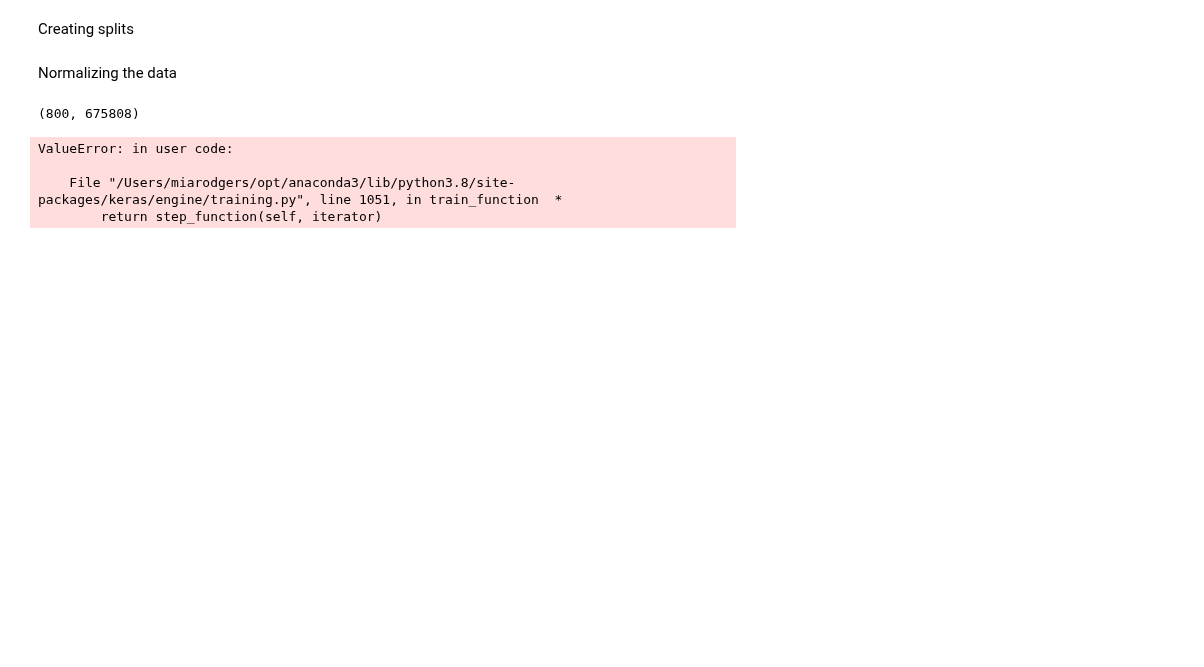
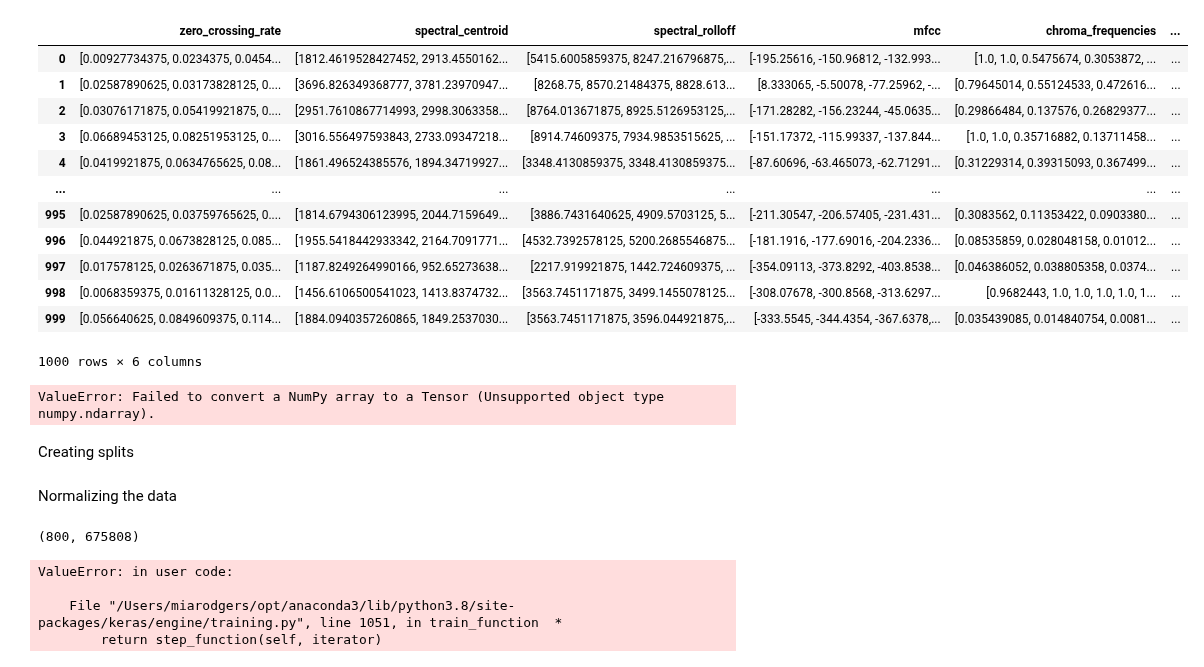
Before and after one commit to alarsen123/music-genre-classification, a Jupyter notebook: MLP4/time_series.ipynb, the cells around one changed output. Drawn from its saved outputs; the diff is of its cells as text; code cells hidden in the pictures; blank space fills up the shorter version.

```diff
--- a/MLP4/time_series.ipynb
+++ b/MLP4/time_series.ipynb
@@ -84,0 +135,18 @@ y = np.array(labels).reshape(1000, 1)
+# %%
+X = song_df[['zero_crossing_rate', 'spectral_centroid', 'spectral_rolloff', 'mfcc', 'chroma_frequencies', 'fourier_tempogram']]
+y = song_df['genre']
+X
+# %% [output]
+|  | zero_crossing_rate | spectral_centroid | spectral_rolloff | mfcc | chroma_frequencies | ... |
+| 0 | [0.00927734375, 0.0234375, 0.0454... | [1812.4619528427452, 2913.4550162... | [5415.6005859375, 8247.216796875,... | [-195.25616, -150.96812, -132.993... | [1.0, 1.0, 0.5475674, 0.3053872, ... | ... |
+| 1 | [0.02587890625, 0.03173828125, 0.... | [3696.826349368777, 3781.23970947... | [8268.75, 8570.21484375, 8828.613... | [8.333065, -5.50078, -77.25962, -... | [0.79645014, 0.55124533, 0.472616... | ... |
+| 2 | [0.03076171875, 0.05419921875, 0.... | [2951.7610867714993, 2998.3063358... | [8764.013671875, 8925.5126953125,... | [-171.28282, -156.23244, -45.0635... | [0.29866484, 0.137576, 0.26829377... | ... |
+| 3 | [0.06689453125, 0.08251953125, 0.... | [3016.556497593843, 2733.09347218... | [8914.74609375, 7934.9853515625, ... | [-151.17372, -115.99337, -137.844... | [1.0, 1.0, 0.35716882, 0.13711458... | ... |
+| 4 | [0.0419921875, 0.0634765625, 0.08... | [1861.496524385576, 1894.34719927... | [3348.4130859375, 3348.4130859375... | [-87.60696, -63.465073, -62.71291... | [0.31229314, 0.39315093, 0.367499... | ... |
+| ... | ... | ... | ... | ... | ... | ... |
+| 995 | [0.02587890625, 0.03759765625, 0.... | [1814.6794306123995, 2044.7159649... | [3886.7431640625, 4909.5703125, 5... | [-211.30547, -206.57405, -231.431... | [0.3083562, 0.11353422, 0.0903380... | ... |
+| 996 | [0.044921875, 0.0673828125, 0.085... | [1955.5418442933342, 2164.7091771... | [4532.7392578125, 5200.2685546875... | [-181.1916, -177.69016, -204.2336... | [0.08535859, 0.028048158, 0.01012... | ... |
+| 997 | [0.017578125, 0.0263671875, 0.035... | [1187.8249264990166, 952.65273638... | [2217.919921875, 1442.724609375, ... | [-354.09113, -373.8292, -403.8538... | [0.046386052, 0.038805358, 0.0374... | ... |
+| 998 | [0.0068359375, 0.01611328125, 0.0... | [1456.6106500541023, 1413.8374732... | [3563.7451171875, 3499.1455078125... | [-308.07678, -300.8568, -313.6297... | [0.9682443, 1.0, 1.0, 1.0, 1.0, 1... | ... |
+| 999 | [0.056640625, 0.0849609375, 0.114... | [1884.0940357260865, 1849.2537030... | [3563.7451171875, 3596.044921875,... | [-333.5545, -344.4354, -367.6378,... | [0.035439085, 0.014840754, 0.0081... | ... |
+1000 rows × 6 columns
@@ -84,0 +169,5 @@ y = np.array(labels).reshape(1000, 1)
+# %%
+history = CNNmodel.fit(X_train, y_train, epochs=20,
+                       validation_data=(X_test, y_test))
+# %% [output]
+ValueError: Failed to convert a NumPy array to a Tensor (Unsupported object type numpy.ndarray).
```
Also changed, not shown: parts of 16 cells of this notebook.
